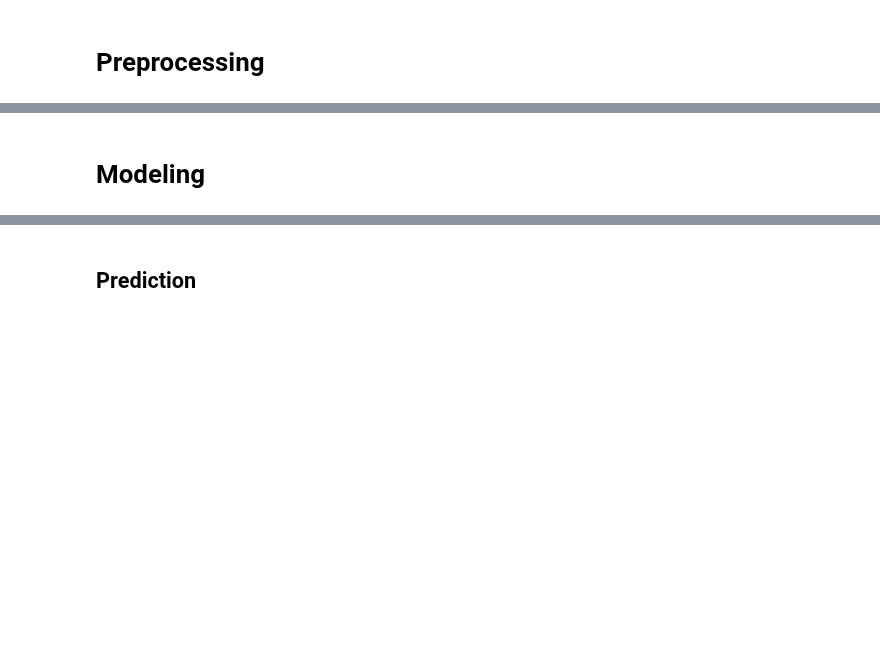
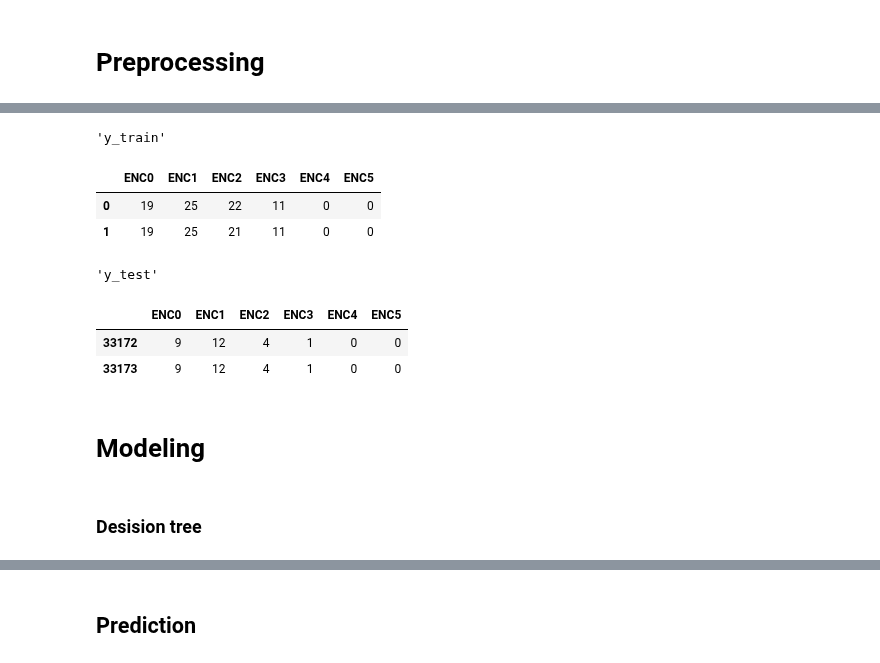
Before and after one commit to Internship-moto/Gestures_3, a Jupyter notebook: notebooks/Gestures_1.ipynb, the cells around one changed output, grey strips where cells are left out. Saved outputs shown, nothing was run; the diff lists cells and outputs as text; code cells hidden in the pictures; blank space fills up the shorter version.

```diff
--- a/notebooks/Gestures_1.ipynb
+++ b/notebooks/Gestures_1.ipynb
@@ -162,13 +163,14 @@ gestures_test.head()
 | 33176 | 1471 | 6 | 1859 | 99 | 3 | 2554 | 28 | 36 | 2187 | 40 | ... | ... |
 5 rows × 65 columns
 # %%
+# Обозначение колонок для удобства доступа
 OMG_CH = [str(i) for i in range(50)]
 
-ACC_CH = ['ACC0', 'ACC1', 'ACC2']
-GYR_CH = ['GYR0', 'GYR1', 'GYR2']
+ACC_CH = config.ACC_CH
+GYR_CH = config.GYR_CH
 # ENC_CH = ['ENC0', 'ENC1', 'ENC2', 'ENC3', 'ENC4', 'ENC5']
-GLOVE_CH = ['ENC0', 'ENC1', 'ENC2', 'ENC3', 'ENC4', 'ENC5']
-BUTTON_SYNC_TS_CH = ['BUTTON', 'SYNC', 'ts']
+GLOVE_CH = config.GLOVE_CH
+BUTTON_SYNC_TS_CH = config.BUTTON_SYNC_TS_CH
 
 assert len(OMG_CH)+len(ACC_CH)+len(GYR_CH)+len(GLOVE_CH)+len(BUTTON_SYNC_TS_CH) == free_movements.shape[-1]
 
@@ -241,5 +252,20 @@ gestures_test_ext.head()
+# %%
+#y_train, y_test = gestures_train[['ENC0', 'ENC1', 'ENC2', 'ENC3', 'ENC4' ]], gestures_test[['ENC0', 'ENC1', 'ENC2', 'ENC3', 'ENC4']]
+y_train, y_test = gestures_train[GLOVE_CH], gestures_test[GLOVE_CH]
+display('y_train', y_train.head(2), 'y_test', y_test.head(2))
+# %% [output]
+'y_train'
+|  | ENC0 | ENC1 | ENC2 | ENC3 | ENC4 | ENC5 |
+| 0 | 19 | 25 | 22 | 11 | 0 | 0 |
+| 1 | 19 | 25 | 21 | 11 | 0 | 0 |
+'y_test'
+|  | ENC0 | ENC1 | ENC2 | ENC3 | ENC4 | ENC5 |
+| 33172 | 9 | 12 | 4 | 1 | 0 | 0 |
+| 33173 | 9 | 12 | 4 | 1 | 0 | 0 |
 # %% [markdown]
 # Modeling
+# %% [markdown]
+### Desision tree
 # %%
 model = DecisionTreeRegressor()
 
```
Also changed, not shown: parts of 9 cells of this notebook.
